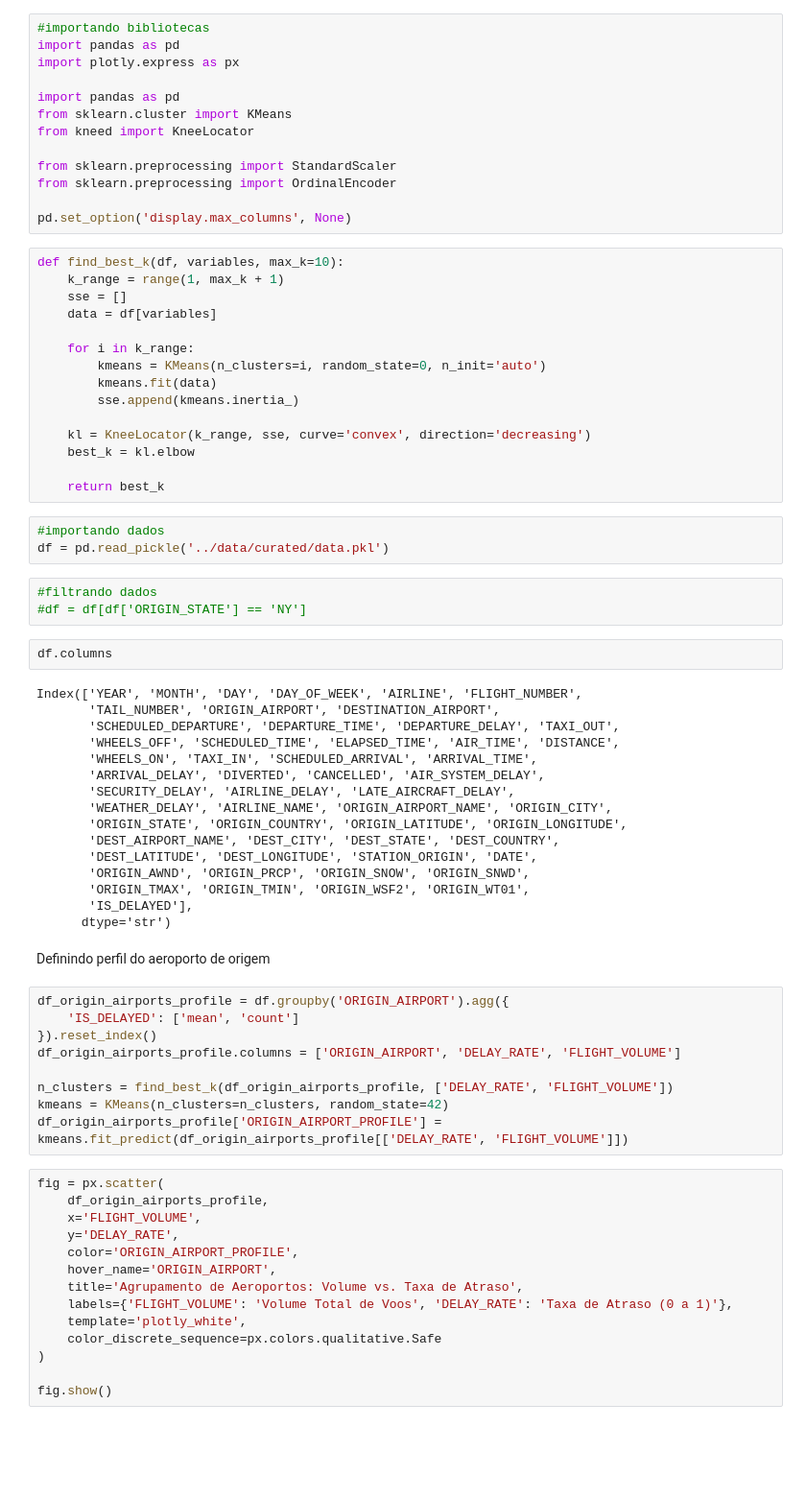
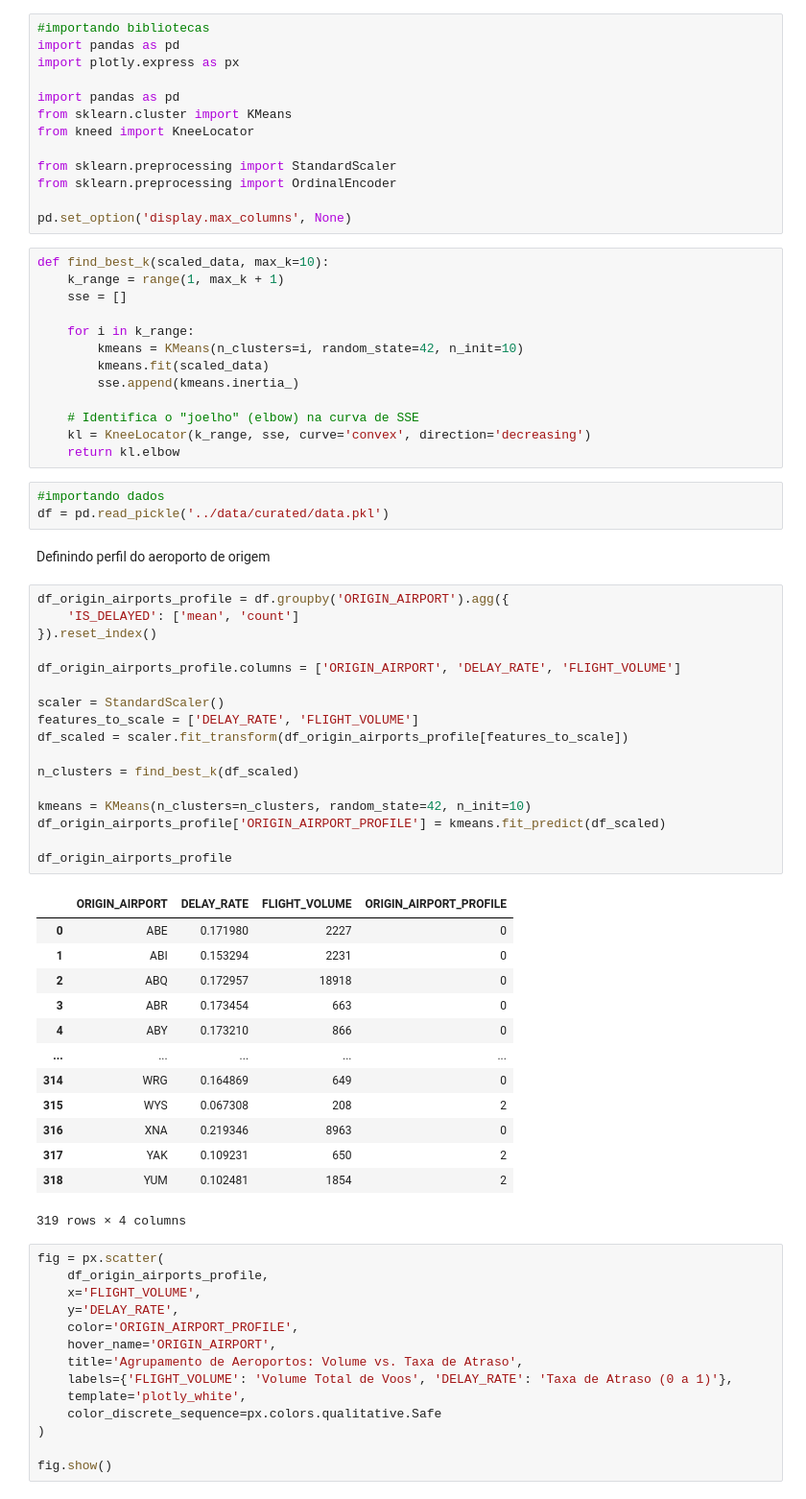
Before and after one commit to postech-mlengineering/postech-ml-engineering-fase-3-tech-challenge, a Jupyter notebook: notebooks/feature_engineering.ipynb, the cells around one changed output. Shown at 96% size. Cells and saved outputs as stored; diff of their text form; blank space fills up the shorter version.

```diff
--- a/notebooks/feature_engineering.ipynb
+++ b/notebooks/feature_engineering.ipynb
@@ -14,55 +14,54 @@ from sklearn.preprocessing import OrdinalEncoder
 
 pd.set_option('display.max_columns', None)
 # %%
-def find_best_k(df, variables, max_k=10):
+def find_best_k(scaled_data, max_k=10):
     k_range = range(1, max_k + 1)
     sse = []
-    data = df[variables]
 
     for i in k_range:
-        kmeans = KMeans(n_clusters=i, random_state=0, n_init='auto')
-        kmeans.fit(data)
+        kmeans = KMeans(n_clusters=i, random_state=42, n_init=10)
+        kmeans.fit(scaled_data)
         sse.append(kmeans.inertia_)
 
+    # Identifica o "joelho" (elbow) na curva de SSE
     kl = KneeLocator(k_range, sse, curve='convex', direction='decreasing')
-    best_k = kl.elbow
-
-    return best_k
+    return kl.elbow
 # %%
 #importando dados
 df = pd.read_pickle('../data/curated/data.pkl')
-# %%
-#filtrando dados
-#df = df[df['ORIGIN_STATE'] == 'NY']
-# %%
-df.columns
-# %% [output]
-Index(['YEAR', 'MONTH', 'DAY', 'DAY_OF_WEEK', 'AIRLINE', 'FLIGHT_NUMBER',
-       'TAIL_NUMBER', 'ORIGIN_AIRPORT', 'DESTINATION_AIRPORT',
-       'SCHEDULED_DEPARTURE', 'DEPARTURE_TIME', 'DEPARTURE_DELAY', 'TAXI_OUT',
-       'WHEELS_OFF', 'SCHEDULED_TIME', 'ELAPSED_TIME', 'AIR_TIME', 'DISTANCE',
-       'WHEELS_ON', 'TAXI_IN', 'SCHEDULED_ARRIVAL', 'ARRIVAL_TIME',
-       'ARRIVAL_DELAY', 'DIVERTED', 'CANCELLED', 'AIR_SYSTEM_DELAY',
-       'SECURITY_DELAY', 'AIRLINE_DELAY', 'LATE_AIRCRAFT_DELAY',
-       'WEATHER_DELAY', 'AIRLINE_NAME', 'ORIGIN_AIRPORT_NAME', 'ORIGIN_CITY',
-       'ORIGIN_STATE', 'ORIGIN_COUNTRY', 'ORIGIN_LATITUDE', 'ORIGIN_LONGITUDE',
-       'DEST_AIRPORT_NAME', 'DEST_CITY', 'DEST_STATE', 'DEST_COUNTRY',
-       'DEST_LATITUDE', 'DEST_LONGITUDE', 'STATION_ORIGIN', 'DATE',
-       'ORIGIN_AWND', 'ORIGIN_PRCP', 'ORIGIN_SNOW', 'ORIGIN_SNWD',
-       'ORIGIN_TMAX', 'ORIGIN_TMIN', 'ORIGIN_WSF2', 'ORIGIN_WT01',
-       'IS_DELAYED'],
-      dtype='str')
 # %% [markdown]
 Definindo perfil do aeroporto de origem
 # %%
 df_origin_airports_profile = df.groupby('ORIGIN_AIRPORT').agg({
     'IS_DELAYED': ['mean', 'count']
 }).reset_index()
+
 df_origin_airports_profile.columns = ['ORIGIN_AIRPORT', 'DELAY_RATE', 'FLIGHT_VOLUME']
 
-n_clusters = find_best_k(df_origin_airports_profile, ['DELAY_RATE', 'FLIGHT_VOLUME'])
-kmeans = KMeans(n_clusters=n_clusters, random_state=42)
-df_origin_airports_profile['ORIGIN_AIRPORT_PROFILE'] = kmeans.fit_predict(df_origin_airports_profile[['DELAY_RATE', 'FLIGHT_VOLUME']])
+scaler = StandardScaler()
+features_to_scale = ['DELAY_RATE', 'FLIGHT_VOLUME']
+df_scaled = scaler.fit_transform(df_origin_airports_profile[features_to_scale])
+
+n_clusters = find_best_k(df_scaled)
+
+kmeans = KMeans(n_clusters=n_clusters, random_state=42, n_init=10)
+df_origin_airports_profile['ORIGIN_AIRPORT_PROFILE'] = kmeans.fit_predict(df_scaled)
+
+df_origin_airports_profile
+# %% [output]
+|  | ORIGIN_AIRPORT | DELAY_RATE | FLIGHT_VOLUME | ORIGIN_AIRPORT_PROFILE |
+| 0 | ABE | 0.171980 | 2227 | 0 |
+| 1 | ABI | 0.153294 | 2231 | 0 |
+| 2 | ABQ | 0.172957 | 18918 | 0 |
+| 3 | ABR | 0.173454 | 663 | 0 |
+| 4 | ABY | 0.173210 | 866 | 0 |
+| ... | ... | ... | ... | ... |
+| 314 | WRG | 0.164869 | 649 | 0 |
+| 315 | WYS | 0.067308 | 208 | 2 |
+| 316 | XNA | 0.219346 | 8963 | 0 |
+| 317 | YAK | 0.109231 | 650 | 2 |
+| 318 | YUM | 0.102481 | 1854 | 2 |
+319 rows × 4 columns
 # %%
 fig = px.scatter(
     df_origin_airports_profile,
```
Also changed, not shown: parts of 12 cells of this notebook, 2 other files.
